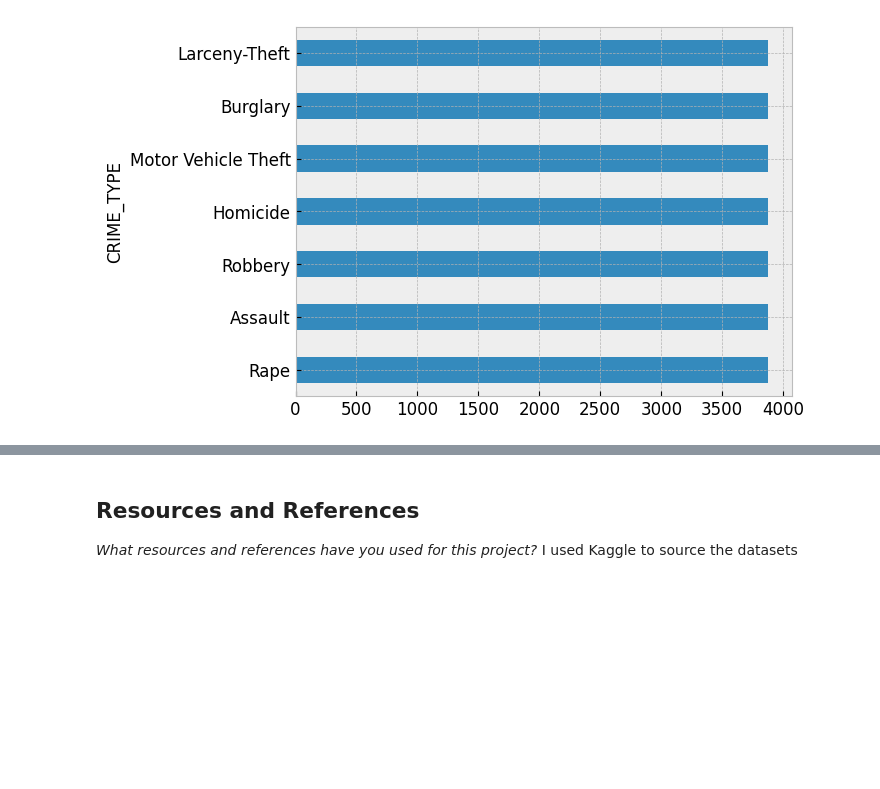
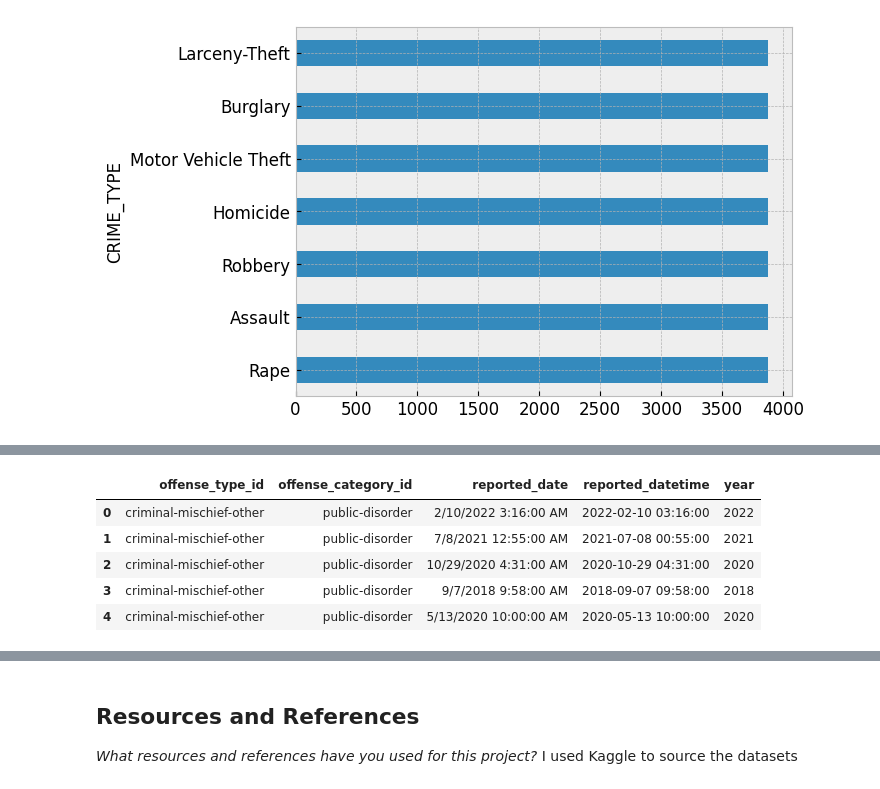
Before and after one commit to IT4063C-Fall23/final-project-jeremylshepherd, a Jupyter notebook: source.ipynb, the cells around one changed output, grey strips where cells are left out. Drawn from its saved outputs; the diff is of its cells as text; code cells hidden in the pictures; blank space fills up the shorter version.

```diff
--- a/source.ipynb
+++ b/source.ipynb
@@ -298,0 +304,13 @@ Scatter Matrixes were not particularly helpful. I see that the primary data I wa
+# %%
+# Transform Denver data
+simplified_denver_crime_df['reported_datetime'] = pd.to_datetime(simplified_denver_crime_df['reported_date'])
+simplified_denver_crime_df.head()
+simplified_denver_crime_df['year'] = simplified_denver_crime_df['reported_datetime'].dt.year
+simplified_denver_crime_df.head()
+# %% [output]
+|  | offense_type_id | offense_category_id | reported_date | reported_datetime | year |
+| 0 | criminal-mischief-other | public-disorder | 2/10/2022 3:16:00 AM | 2022-02-10 03:16:00 | 2022 |
+| 1 | criminal-mischief-other | public-disorder | 7/8/2021 12:55:00 AM | 2021-07-08 00:55:00 | 2021 |
+| 2 | criminal-mischief-other | public-disorder | 10/29/2020 4:31:00 AM | 2020-10-29 04:31:00 | 2020 |
+| 3 | criminal-mischief-other | public-disorder | 9/7/2018 9:58:00 AM | 2018-09-07 09:58:00 | 2018 |
+| 4 | criminal-mischief-other | public-disorder | 5/13/2020 10:00:00 AM | 2020-05-13 10:00:00 | 2020 |
```
Also changed, not shown: parts of 5 cells of this notebook, 1 other file.
